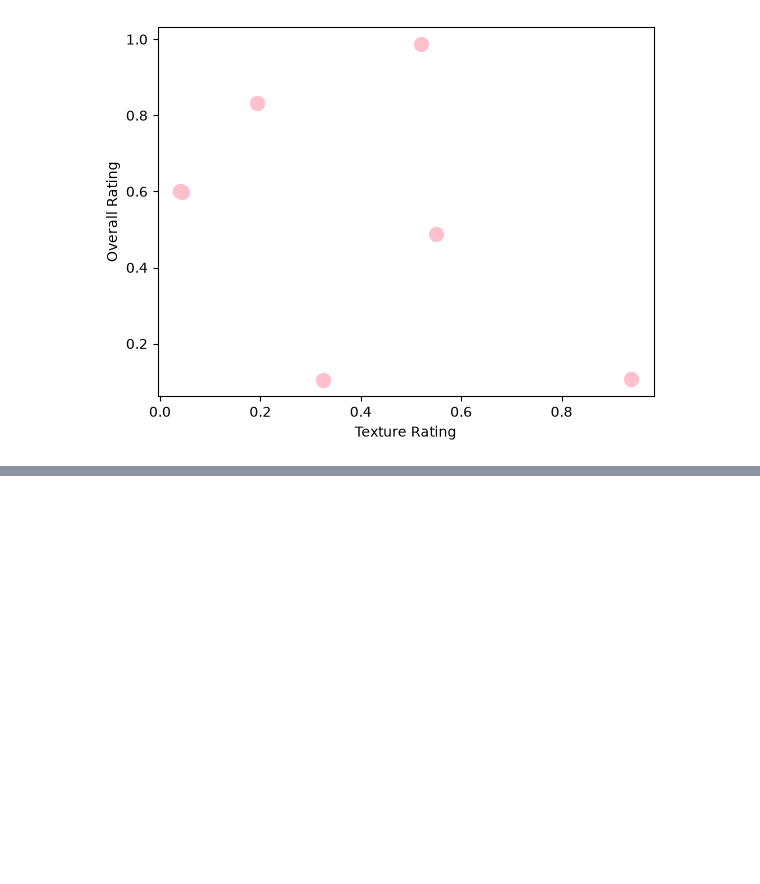
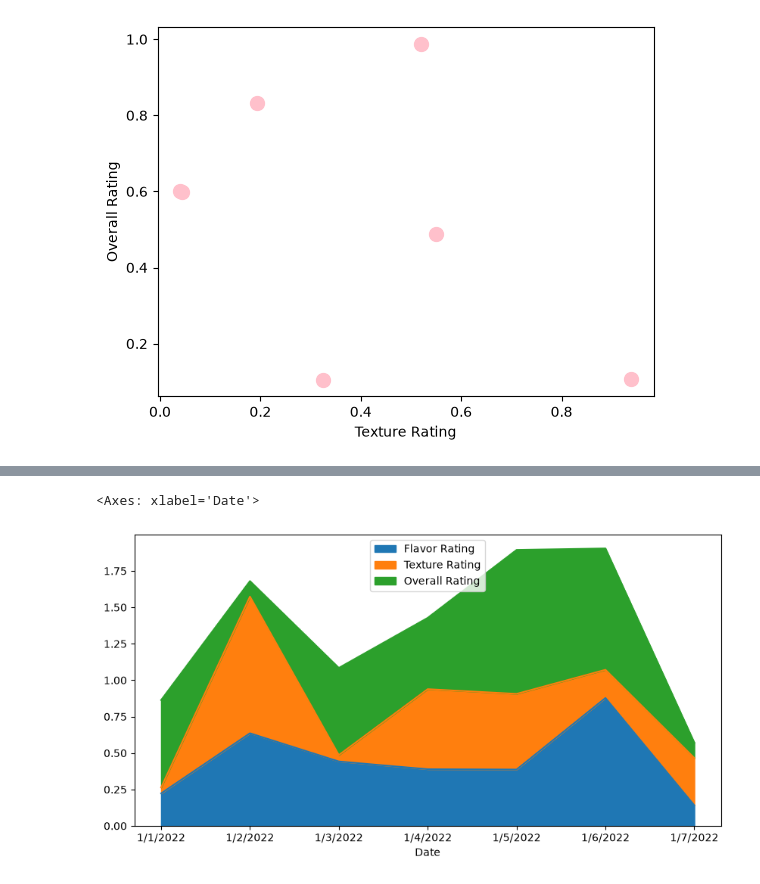
Before and after one commit to lunasiawebb/Tutorial-Learning, a Jupyter notebook: learningpandas.ipynb, the cells around one changed output, grey strips where cells are left out. Cells and saved outputs as stored; diff of their text form; code cells hidden in the pictures; blank space fills up the shorter version.

```diff
--- a/learningpandas.ipynb
+++ b/learningpandas.ipynb
@@ -325,0 +372,5 @@ df7.plot.scatter(x='Texture Rating', y = 'Overall Rating', s = 100, c = 'Pink')
+# %%
+df7.plot.area(figsize=(10,5))
+# %% [output]
+<Axes: xlabel='Date'>
+[figure, added]
```
Also changed, not shown: parts of 10 cells of this notebook.
